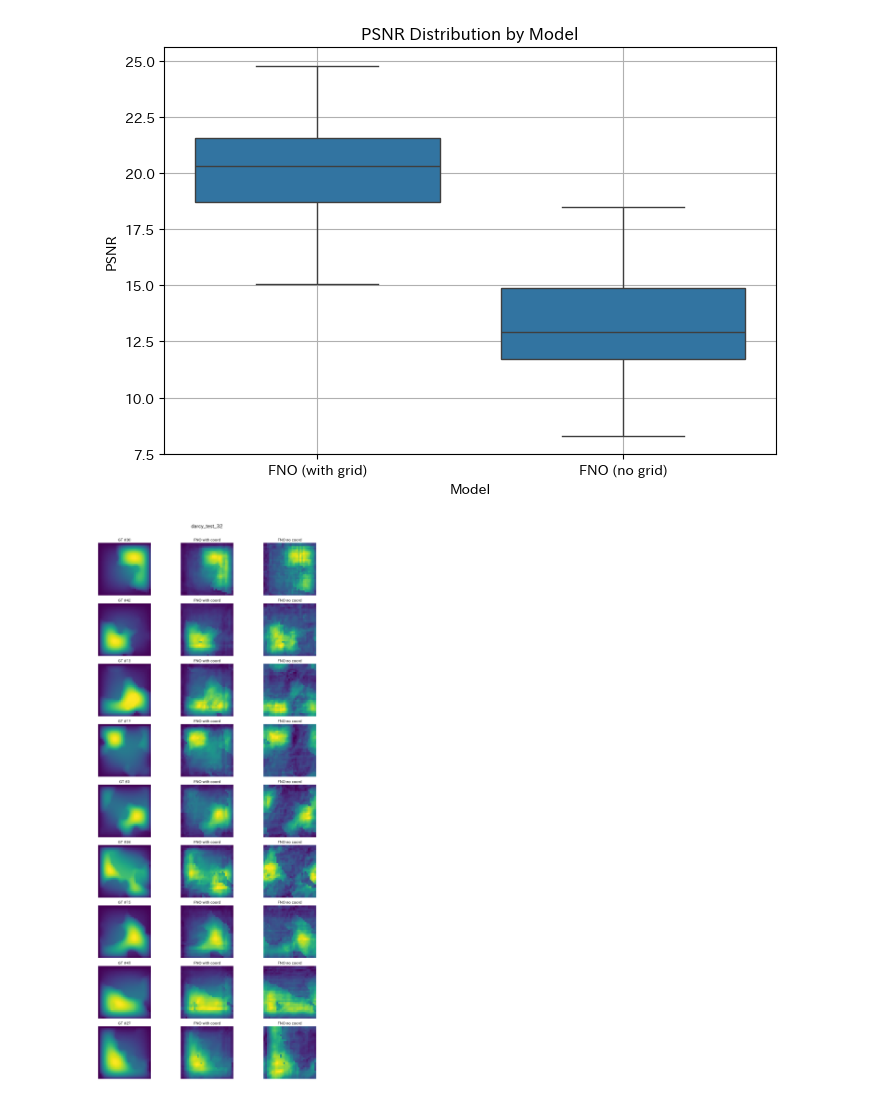
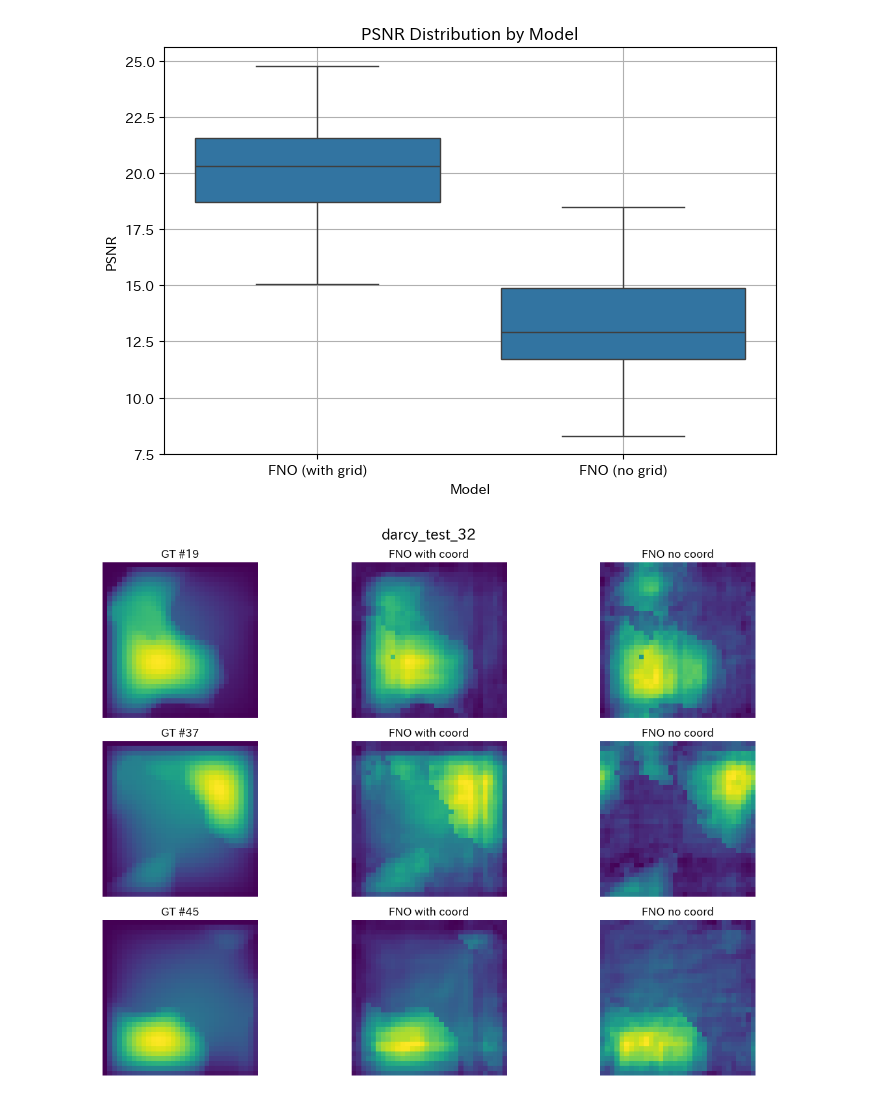
Before and after one commit to natsuki0720/neural_operator_comparison, a Jupyter notebook: notebooks/darcy_coord_effect_study.ipynb, the cells around one changed output. Drawn from its saved outputs; the diff is of its cells as text; code cells hidden in the pictures.

```diff
--- a/notebooks/darcy_coord_effect_study.ipynb
+++ b/notebooks/darcy_coord_effect_study.ipynb
@@ -203,15 +203,15 @@ boxplot_metric_comparison({
 # %%
 gt_images_32 = y_test_32.squeeze(1)
 fno_withgrid_images_32 = pred_withgrid_32.squeeze(-1)
 fno_nogrid_images_32 = pred_nogrid_32.squeeze(-1)
 
 plot_gt_pred_comparison(
     gt_images_32,
     [fno_withgrid_images_32, fno_nogrid_images_32],
     labels = ["FNO with coord", "FNO no coord"],
-    title = "darcy_test_32")
+    title = "darcy_test_32",num_samples=3)
 # %% [output]
-[figure, old version]
+[figure, new version]
 # %%
 # error_type = "abs", "square", "grad","ssim"から選択
 error_type = "ssim" # error_type = "abs", "square", "grad","ssim"から選択
```
Also changed, not shown: parts of 5 cells of this notebook.
